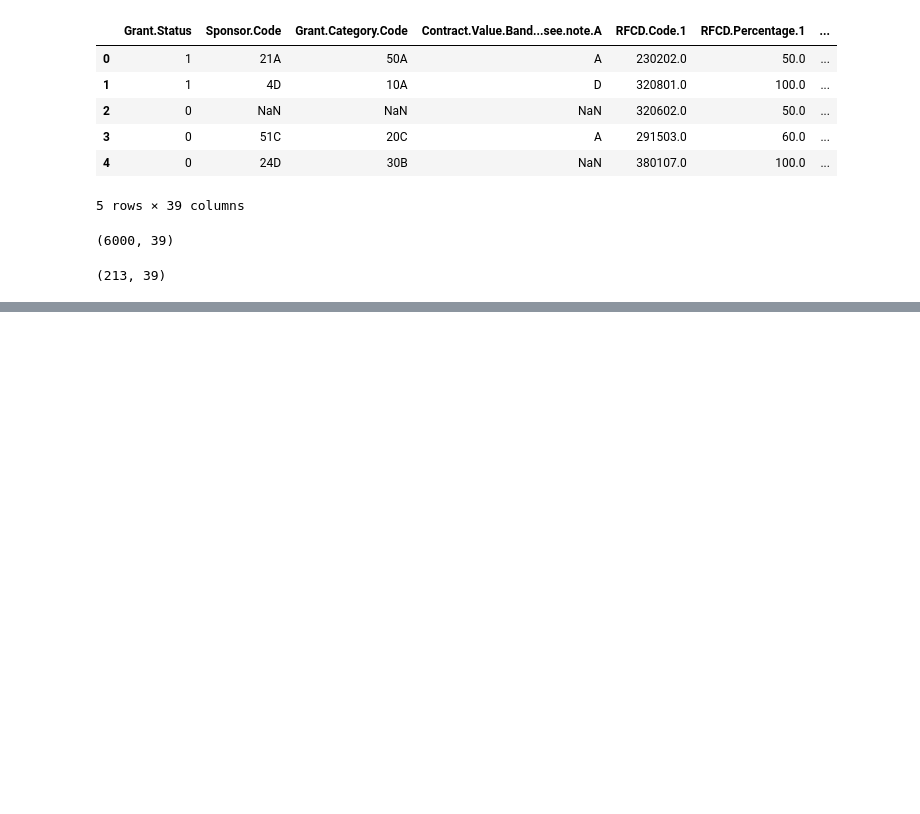
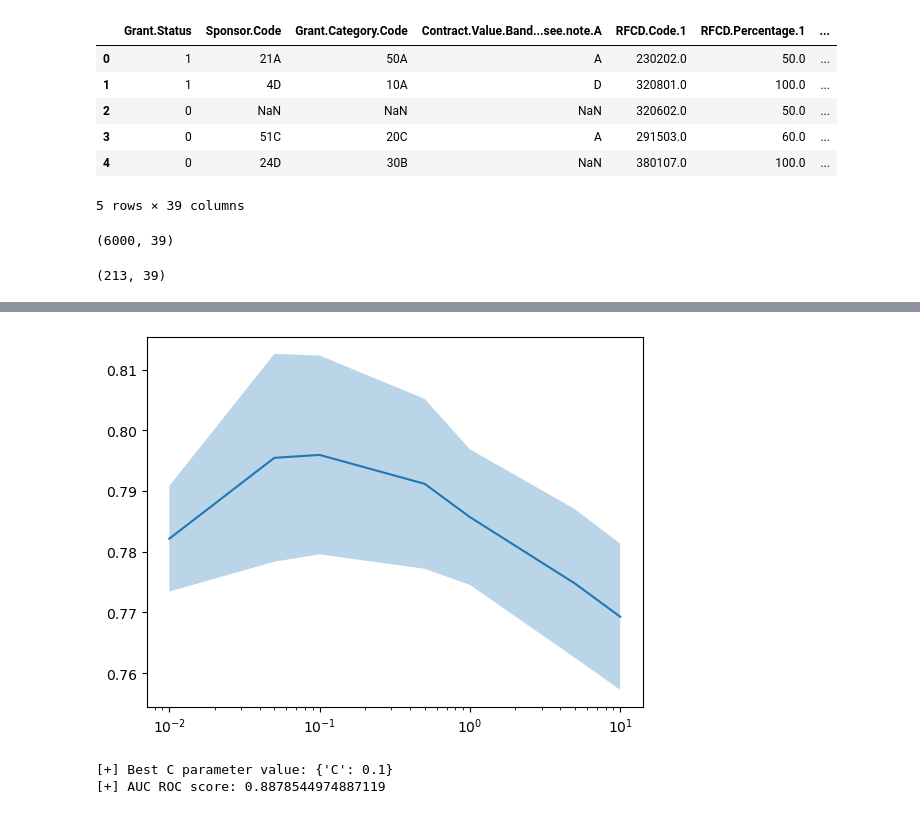
Before and after one commit to kurpenok/omstu, a Jupyter notebook: 4 semester/Machine learning/Practics/preprocessing_and_logistic_regression.ipynb, the cells around one changed output, grey strips where cells are left out. Saved outputs shown, nothing was run; the diff lists cells and outputs as text; code cells hidden in the pictures; blank space fills up the shorter version.

```diff
--- a/4 semester/Machine learning/Practics/preprocessing_and_logistic_regression.ipynb
+++ b/4 semester/Machine learning/Practics/preprocessing_and_logistic_regression.ipynb
@@ -242,0 +157,11 @@ X_cat.shape
+# %%
+optimizer.fit(X_train_real_means_cat_oh, y_train)
+
+plot_scores(optimizer)
+
+print(f"[+] Best C parameter value: {optimizer.best_params_}")
+print(f"[+] AUC ROC score: {roc_auc_score(y_test, optimizer.predict_proba(X_test_real_means_cat_oh)[:, 1])}")
+# %% [output]
+[figure, added]
+[+] Best C parameter value: {'C': 0.1}
+[+] AUC ROC score: 0.8878544974887119
```
Also changed, not shown: parts of 84 cells of this notebook.
